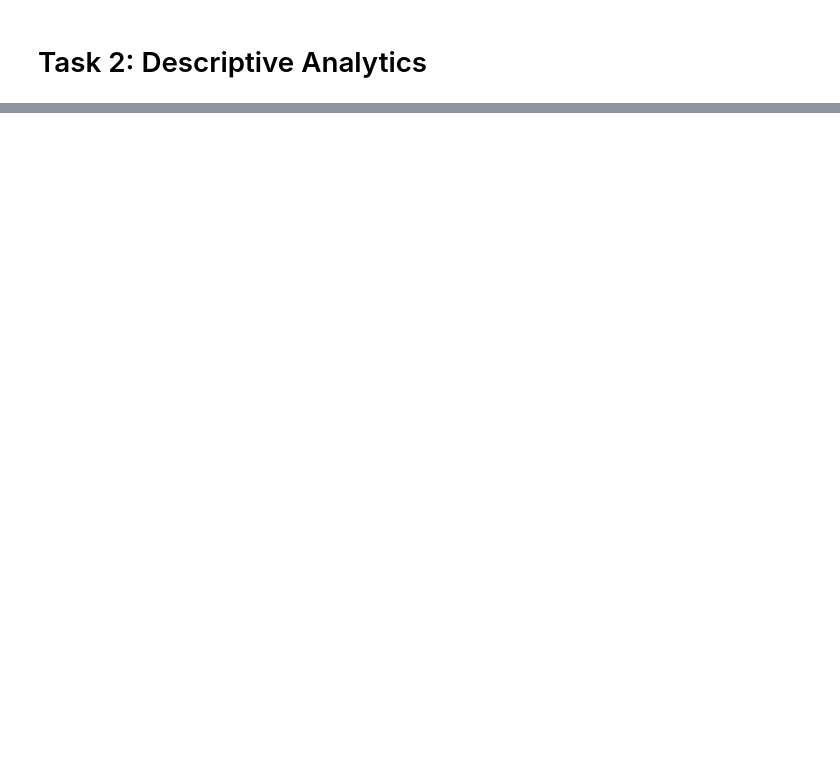
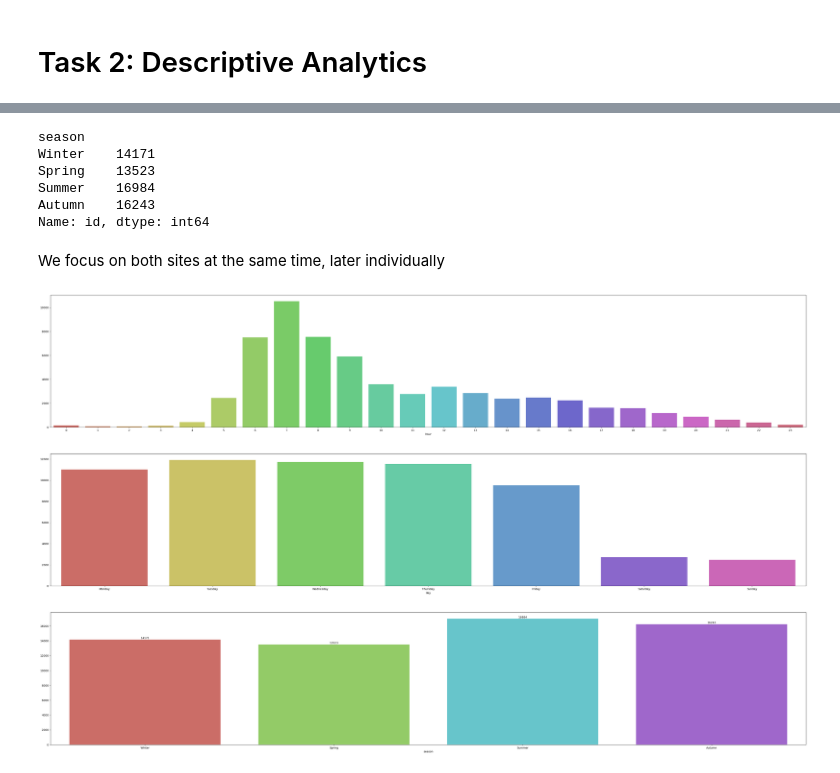
Before and after one commit to linusslange/AnalyticsAndApplications, a Jupyter notebook: 2.a Temporal Patterns and Seasonality.ipynb, the cells around one changed output, grey strips where cells are left out. Saved outputs shown, nothing was run; the diff lists cells and outputs as text; code cells hidden in the pictures; blank space fills up the shorter version.

```diff
--- a/2.a Temporal Patterns and Seasonality.ipynb
+++ b/2.a Temporal Patterns and Seasonality.ipynb
@@ -26,0 +112,70 @@ charging_sessions_preprocessed
+# %%
+DAYS = ["Monday", "Tuesday", "Wednesday", "Thursday", "Friday", "Saturday", "Sunday"]
+SEASONS = ["Winter", "Spring", "Summer", "Autumn"]
+
+# hourly
+df_number_of_charging_sessions_hourly = df_charging_sessions.groupby("hour")[
+    "id"
+].nunique()
+df_number_of_charging_sessions_hourly = df_number_of_charging_sessions_hourly.reindex(
+    range(24)
+)
+
+# weekly
+df_number_of_charging_sessions_weekly = df_charging_sessions.groupby("day")[
+    "id"
+].nunique()
+df_number_of_charging_sessions_weekly = (
+    df_number_of_charging_sessions_weekly.groupby(["day"]).sum().reindex(DAYS)
+)
+
+# seasons
+df_number_of_charging_sessions_seasons = df_charging_sessions.groupby("season")[
+    "id"
+].nunique()
+df_number_of_charging_sessions_seasons = (
+    df_number_of_charging_sessions_seasons.groupby(["season"]).sum().reindex(SEASONS)
+)
+
+
+df_number_of_charging_sessions_hourly
+df_number_of_charging_sessions_weekly
+df_number_of_charging_sessions_seasons
+# %% [output]
+season
+Winter    14171
+Spring    13523
+Summer    16984
+Autumn    16243
+Name: id, dtype: int64
+# %% [markdown]
+We focus on both sites at the same time, later individually
+# %%
+f, axes = plt.subplots(3, 1, figsize=(50, 30))
+
+ax = sns.barplot(
+    x=df_number_of_charging_sessions_hourly.index,
+    y=df_number_of_charging_sessions_hourly.values,
+    ax=axes[0],
+    palette="hls",
+)
+
+sns.barplot(
+    x=df_number_of_charging_sessions_weekly.index,
+    y=df_number_of_charging_sessions_weekly.values,
+    ax=axes[1],
+    palette="hls",
+)
+
+ax = sns.barplot(
+    x=df_number_of_charging_sessions_seasons.index,
+    y=df_number_of_charging_sessions_seasons.values,
+    ax=axes[2],
+    palette="hls",
+)
+ax.bar_label(ax.containers[0])
+
+
+plt.show()
+# %% [output]
+[figure, added]
```
Also changed, not shown: parts of 8 cells of this notebook.
